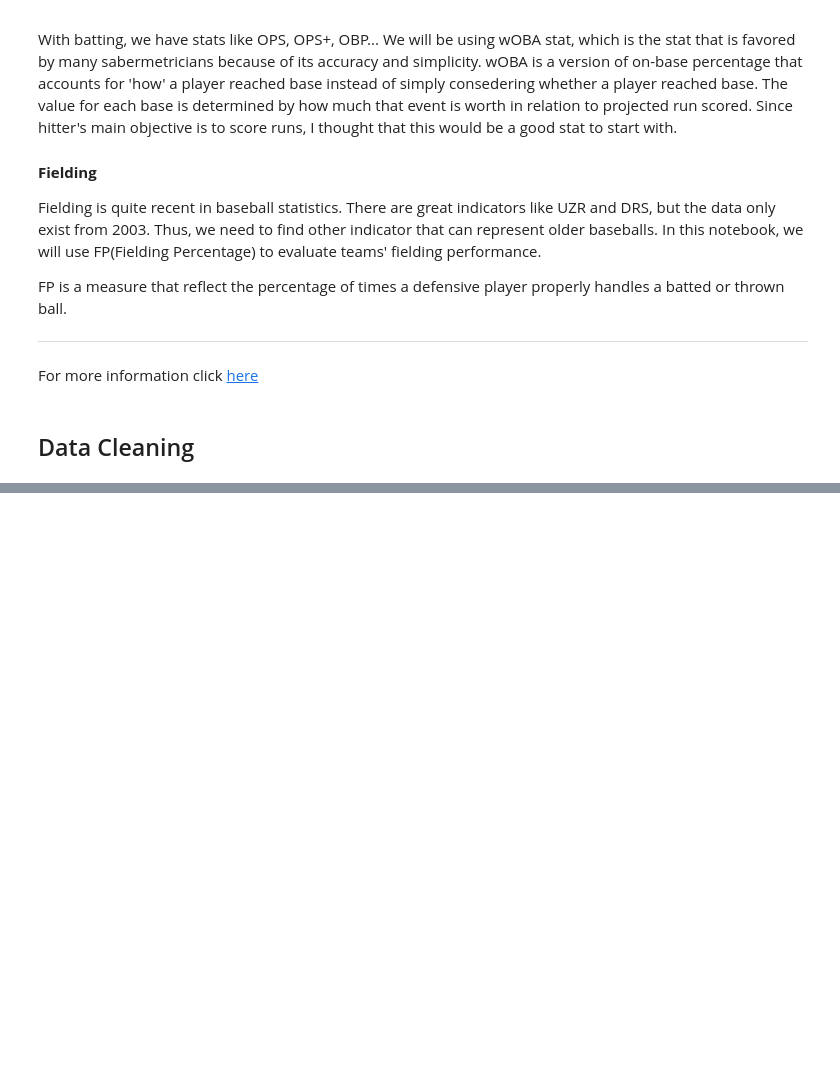
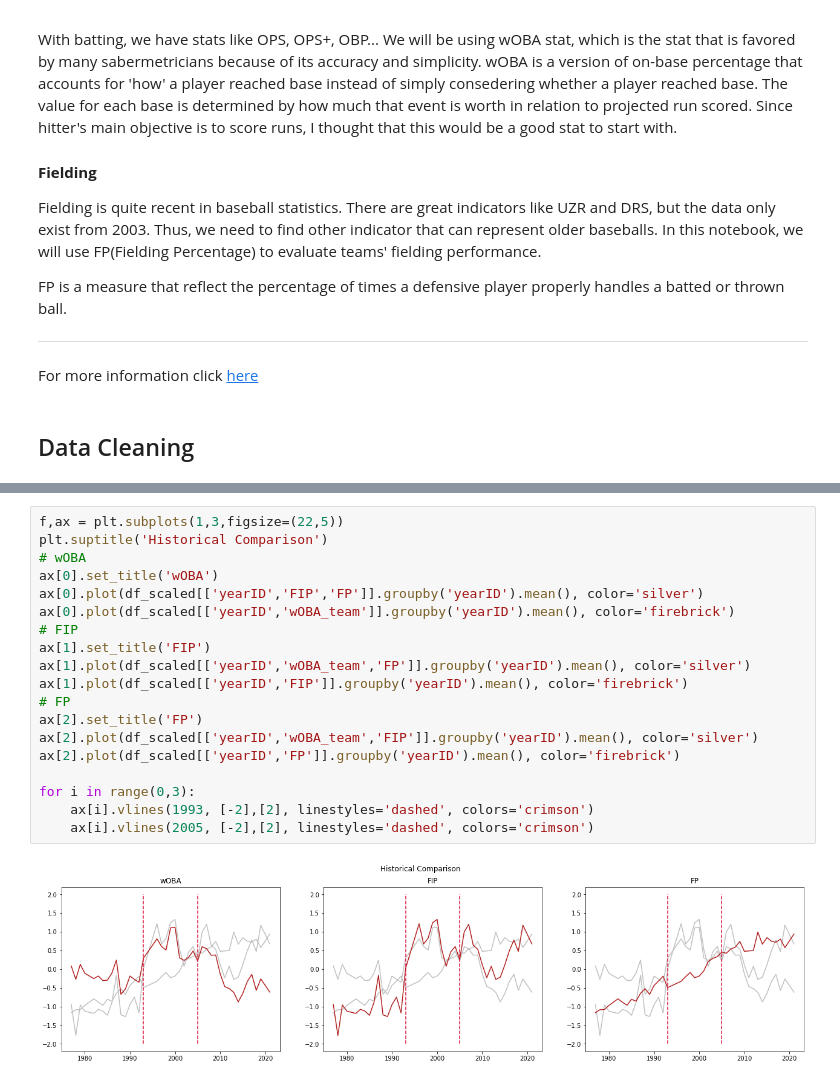
Before and after one commit to jinwls/Batting_Pitching_Fielding, a Jupyter notebook: bat_pitch_field.ipynb, the cells around one changed output, grey strips where cells are left out. Cells and saved outputs as stored; diff of their text form; blank space fills up the shorter version.

```diff
--- a/bat_pitch_field.ipynb
+++ b/bat_pitch_field.ipynb
@@ -59,0 +187,21 @@ df.merge()
+# %%
+f,ax = plt.subplots(1,3,figsize=(22,5))
+plt.suptitle('Historical Comparison')
+# wOBA
+ax[0].set_title('wOBA')
+ax[0].plot(df_scaled[['yearID','FIP','FP']].groupby('yearID').mean(), color='silver')
+ax[0].plot(df_scaled[['yearID','wOBA_team']].groupby('yearID').mean(), color='firebrick')
+# FIP
+ax[1].set_title('FIP')
+ax[1].plot(df_scaled[['yearID','wOBA_team','FP']].groupby('yearID').mean(), color='silver')
+ax[1].plot(df_scaled[['yearID','FIP']].groupby('yearID').mean(), color='firebrick')
+# FP
+ax[2].set_title('FP')
+ax[2].plot(df_scaled[['yearID','wOBA_team','FIP']].groupby('yearID').mean(), color='silver')
+ax[2].plot(df_scaled[['yearID','FP']].groupby('yearID').mean(), color='firebrick')
+
+for i in range(0,3):
+    ax[i].vlines(1993, [-2],[2], linestyles='dashed', colors='crimson')
+    ax[i].vlines(2005, [-2],[2], linestyles='dashed', colors='crimson')
+# %% [output]
+[figure, added]
```
Also changed, not shown: parts of 33 cells of this notebook.
